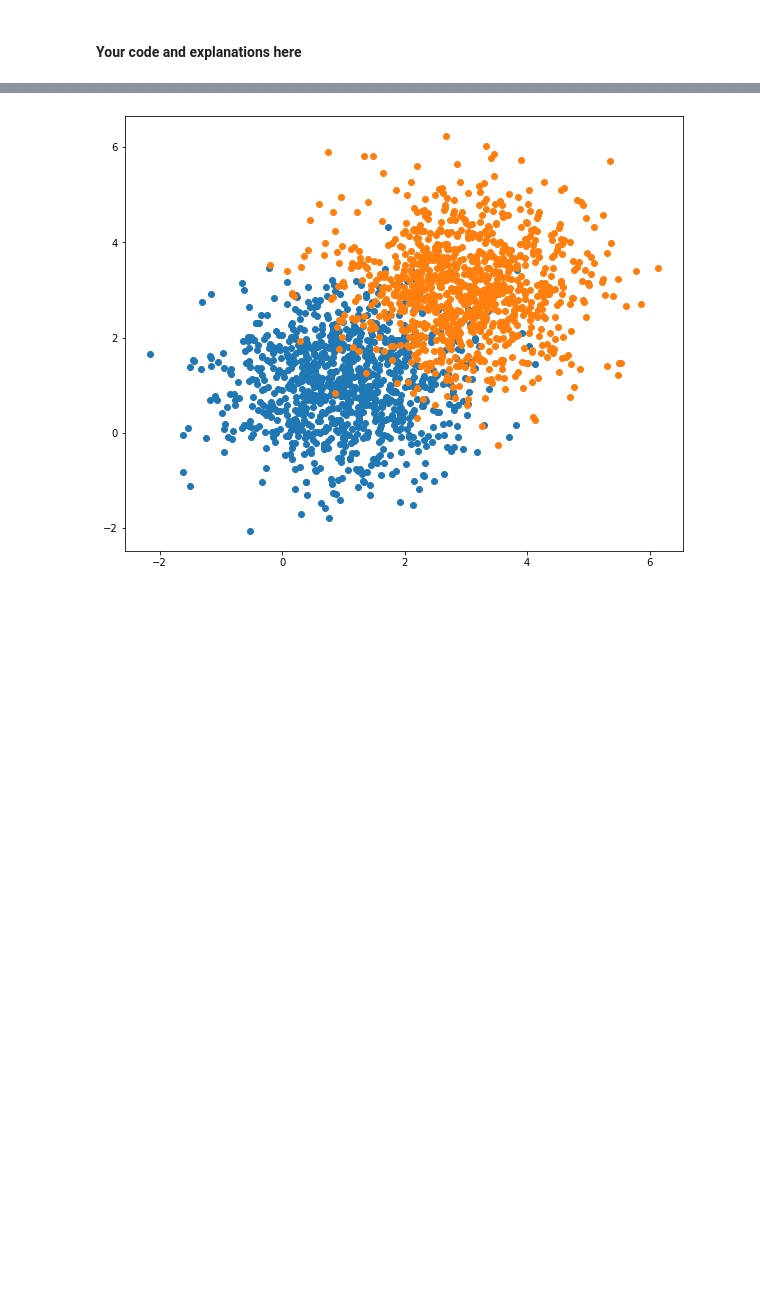
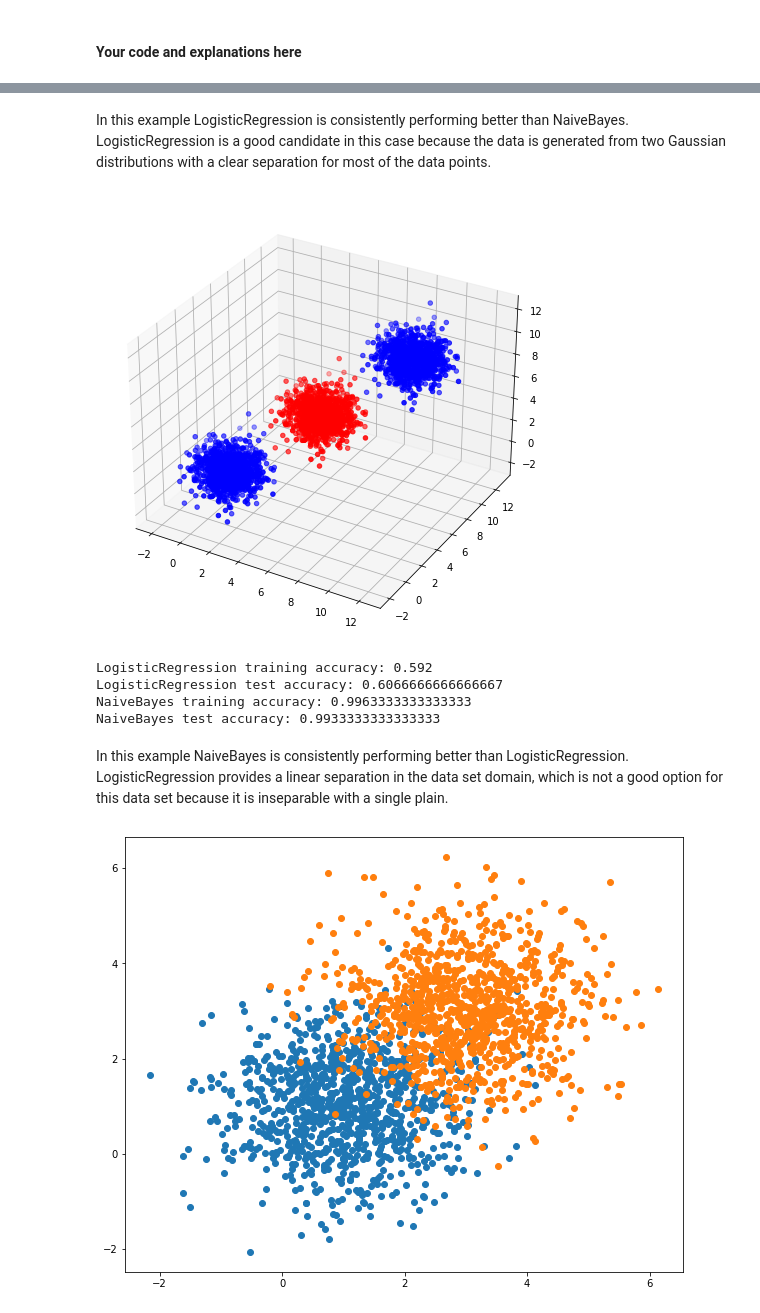
Before and after one commit to BDR2939/ML-from-Data, a Jupyter notebook: HW4/hw4_319238119_207576463.ipynb, the cells around one changed output, grey strips where cells are left out. Drawn from its saved outputs; the diff is of its cells as text; code cells hidden in the pictures; blank space fills up the shorter version.

```diff
--- a/HW4/hw4_319238119_207576463.ipynb
+++ b/HW4/hw4_319238119_207576463.ipynb
@@ -744,3 +750,44 @@ NaiveBayes test accuracy: 0.96
+# %% [markdown]
+In this example LogisticRegression is consistently performing better than NaiveBayes. LogisticRegression is a good candidate in this case because the data is generated from two Gaussian distributions with a clear separation for most of the data points.
+# %%
+G1_mean_value, G2_mean_value, G3_mean_value = 1, 5, 9
+G1, G2, G3 = multivariate_normal_samples(dimension, G1_mean_value, training_samples), multivariate_normal_samples(dimension, G2_mean_value, training_samples), multivariate_normal_samples(dimension, G3_mean_value, training_samples)
+
+fig, ax = plt.subplots(subplot_kw={"projection": "3d"})
+ax.scatter(G1[:,0], G1[:,1], G1[:,2], color='b')
+ax.scatter(G2[:,0], G2[:,1], G2[:,2], color='r')
+ax.scatter(G3[:,0], G3[:,1], G3[:,2], color='b')
+plt.show()
+# %% [output]
+[figure, added]
+# %%
+training_set = np.concatenate((np.c_[G1, np.zeros(G1.shape[0])], np.c_[G2, np.ones(G2.shape[0])], np.c_[G3, np.zeros(G3.shape[0])]))
+
+G1_test, G2_test, G3_test = multivariate_normal_samples(dimension, G1_mean_value, test_samples), multivariate_normal_samples(dimension, G2_mean_value, test_samples), multivariate_normal_samples(dimension, G3_mean_value, test_samples)
+test_set = np.concatenate((np.c_[G1_test, np.zeros(G1_test.shape[0])], np.c_[G2_test, np.ones(G2_test.shape[0])], np.c_[G3_test, np.zeros(G3_test.shape[0])]))
+
+lr_model = LogisticRegressionGD(eta=best_eta, eps=best_eps)
+lr_model.fit(X=training_set[:,0:3], y=training_set[:,3])
+y_predicted_lr_model_training = lr_model.predict(training_set[:,0:3])
+y_predicted_lr_model_test = lr_model.predict(test_set[:,0:3])
+
+print(f'LogisticRegression training accuracy: {calc_accuracy(y_predicted_lr_model_training, training_set[:,3])}')
+print(f'LogisticRegression test accuracy: {calc_accuracy(y_predicted_lr_model_test, test_set[:,3])}')
+
+nb_model = NaiveBayesGaussian(k=3)
+nb_model.fit(X=training_set[:,0:3], y=training_set[:,3])
+y_predicted_nb_model_training = nb_model.predict(training_set[:,0:3])
+y_predicted_nb_model_test = nb_model.predict(test_set[:,0:3])
+
+print(f'NaiveBayes training accuracy: {calc_accuracy(y_predicted_nb_model_training, training_set[:,3])}')
+print(f'NaiveBayes test accuracy: {calc_accuracy(y_predicted_nb_model_test, test_set[:,3])}')
+# %% [output]
+LogisticRegression training accuracy: 0.592
+LogisticRegression test accuracy: 0.6066666666666667
+NaiveBayes training accuracy: 0.9963333333333333
+NaiveBayes test accuracy: 0.9933333333333333
+# %% [markdown]
+In this example NaiveBayes is consistently performing better than LogisticRegression. LogisticRegression provides a linear separation in the data set domain, which is not a good option for this data set because it is inseparable with a single plain.
 # %%
 fig, ax = plt.subplots()
 ax.scatter(training_set[training_set[:,3] == 0, 0], training_set[training_set[:,3] == 0, 1])
```
Also changed, not shown: parts of 8 cells of this notebook.
